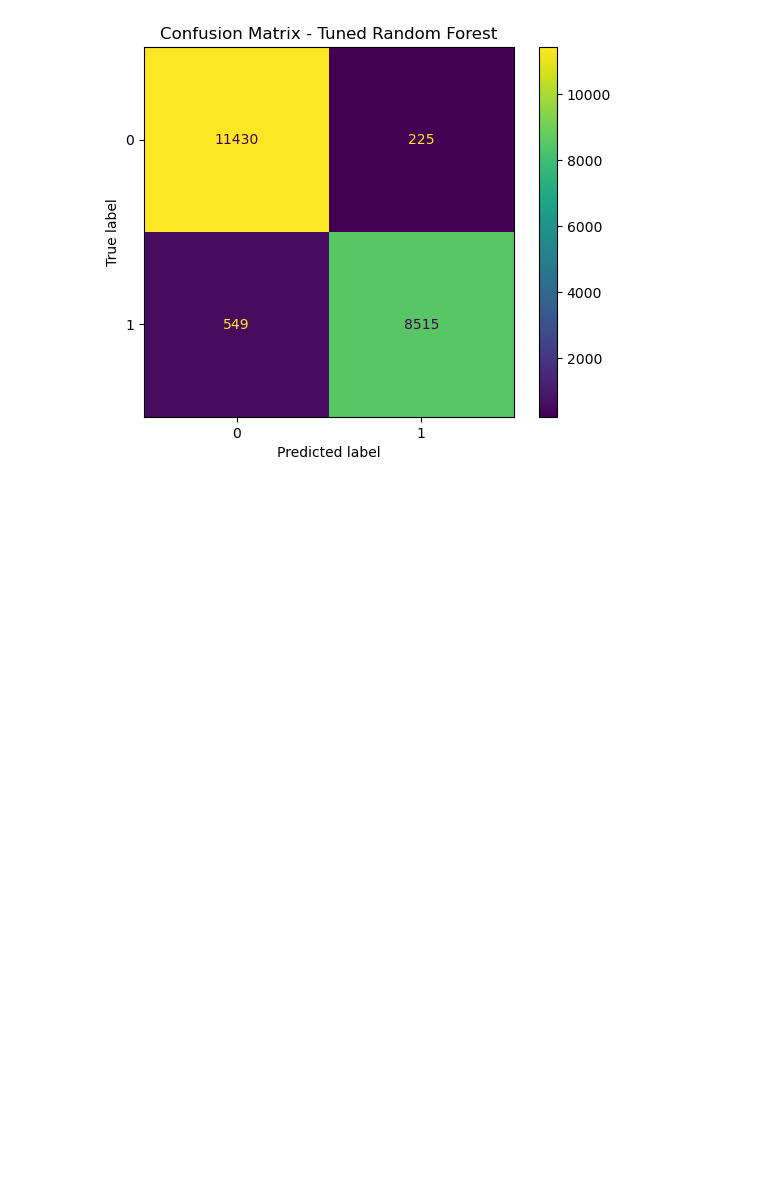
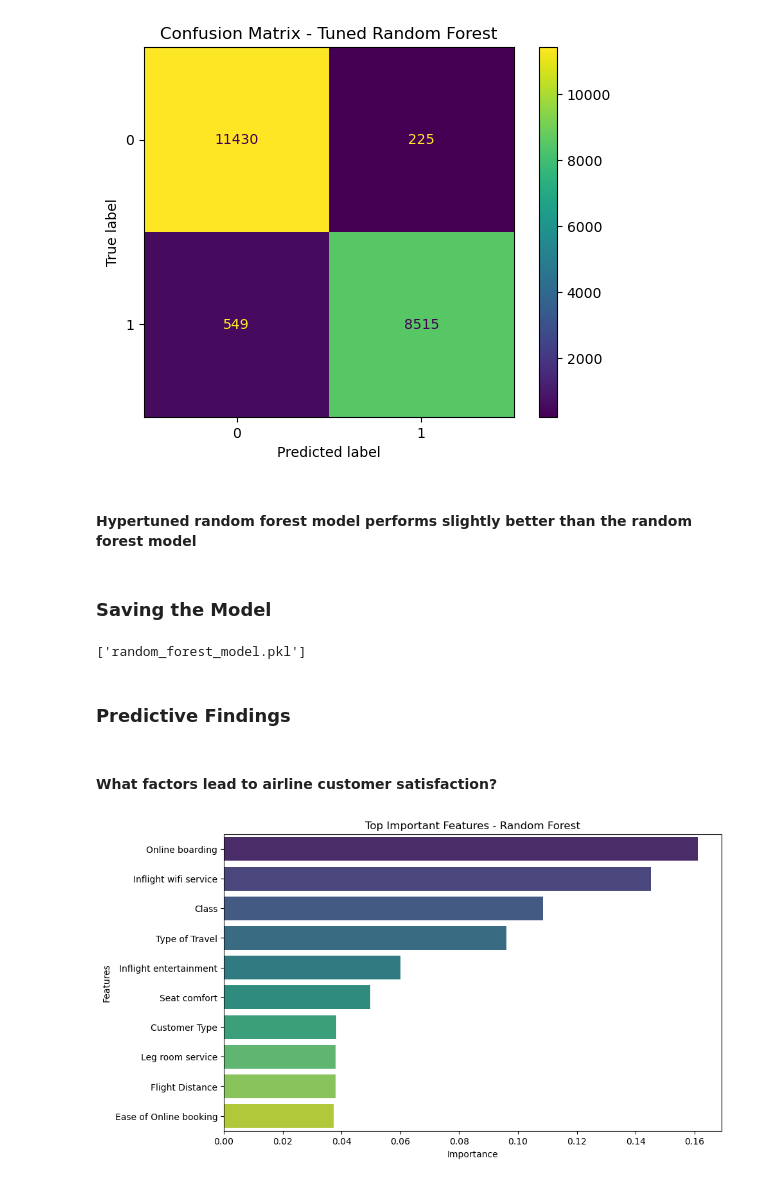
Before and after one commit to Daniel-Muruthi/airline-passenger-satisfaction, a Jupyter notebook: index.ipynb, the cells around one changed output. Saved outputs shown, nothing was run; the diff lists cells and outputs as text; code cells hidden in the pictures; blank space fills up the shorter version.

Commit message:
saving model and showing feature importance

```diff
--- a/index.ipynb
+++ b/index.ipynb
@@ -483,3 +483,38 @@ plt.title('Confusion Matrix - Tuned Random Forest')
 plt.show()
 # %% [output]
 [figure]
+# %% [markdown]
+#### Hypertuned random forest model performs slightly better than the random forest model
+# %% [markdown]
+### Saving the Model
+# %%
+# Save the model
+
+joblib.dump(rf_model_tuned, 'random_forest_model.pkl')
+# %% [output]
+['random_forest_model.pkl']
+# %% [markdown]
+### Predictive Findings
+# %% [markdown]
+#### What factors lead to airline customer satisfaction?
+# %%
+# Get best/important features from my tuned random forest model
+
+feature_importances = grid_search.best_estimator_.feature_importances_
+
+# Creating a DataFrame to display feature importances
+
+feature_importance_df = pd.DataFrame({'Feature':X_train.columns, 'Importance':feature_importances})
+feature_importance_df = feature_importance_df.sort_values(by='Importance', ascending=False)
+
+# Plot the top N important Features
+
+top_n_features = 10
+plt.figure(figsize=(10,6))
+sns.barplot(x='Importance', y='Feature', data=feature_importance_df.head(top_n_features), palette='viridis')
+plt.title("Top Important Features - Random Forest")
+plt.ylabel("Features")
+plt.xlabel("Importance")
+plt.show();
+# %% [output]
+[figure, added]
```
Also changed, not shown: 3 other files.
